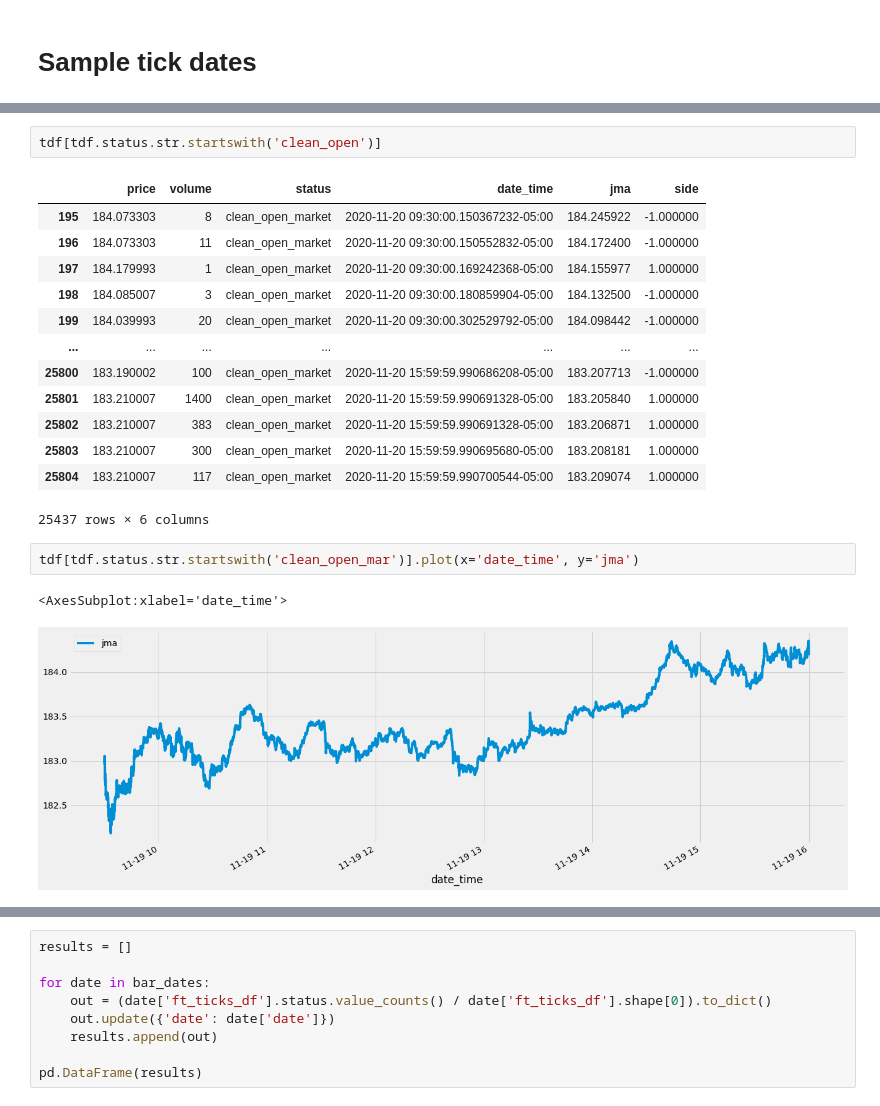
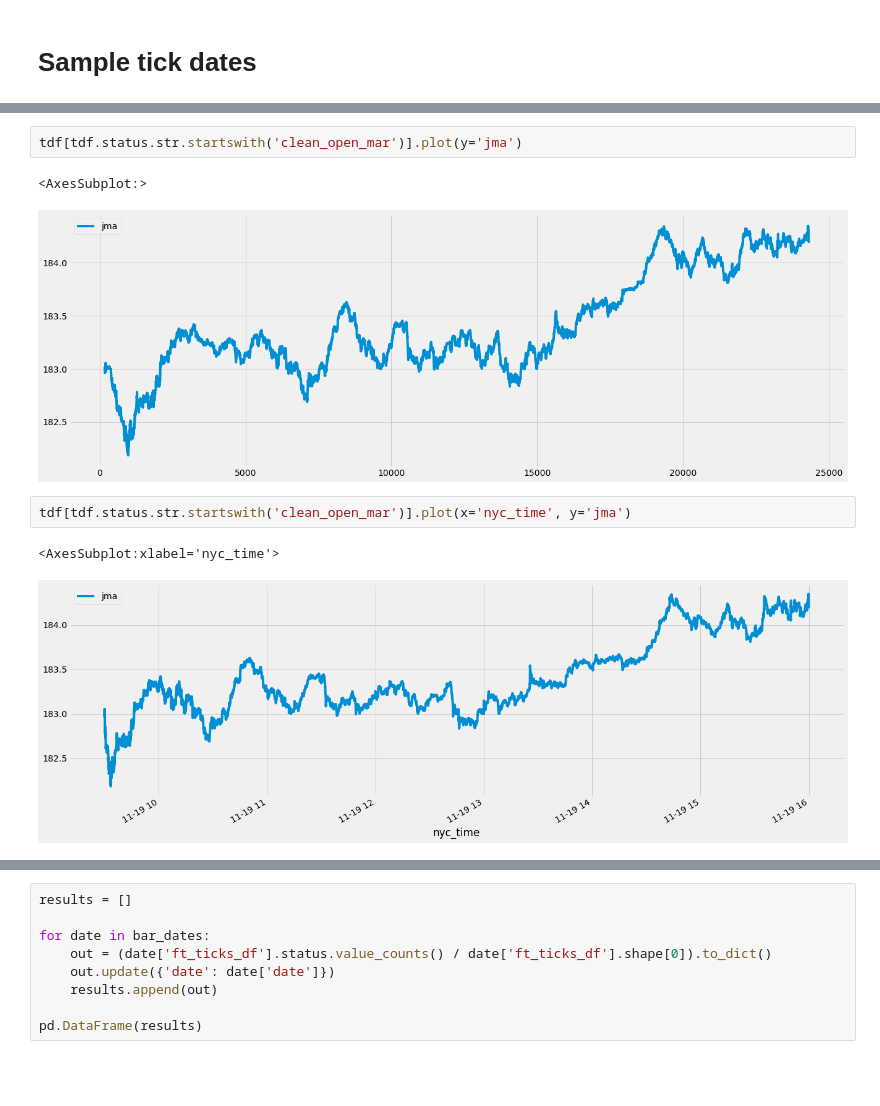
Before and after one commit to wangscu/pandas-polygon, a Jupyter notebook: nb_bars.ipynb, the cells around one changed output, grey strips where cells are left out. Saved outputs shown, nothing was run; the diff lists cells and outputs as text; blank space fills up the shorter version.

```diff
--- a/nb_bars.ipynb
+++ b/nb_bars.ipynb
@@ -101,21 +111,10 @@ bdf
 # %%
-tdf[tdf.status.str.startswith('clean_open')]
+tdf[tdf.status.str.startswith('clean_open_mar')].plot(y='jma')
 # %% [output]
-|  | price | volume | status | date_time | jma | side |
-| 195 | 184.073303 | 8 | clean_open_market | 2020-11-20 09:30:00.150367232-05:00 | 184.245922 | -1.000000 |
-| 196 | 184.073303 | 11 | clean_open_market | 2020-11-20 09:30:00.150552832-05:00 | 184.172400 | -1.000000 |
-| 197 | 184.179993 | 1 | clean_open_market | 2020-11-20 09:30:00.169242368-05:00 | 184.155977 | 1.000000 |
-| 198 | 184.085007 | 3 | clean_open_market | 2020-11-20 09:30:00.180859904-05:00 | 184.132500 | -1.000000 |
-| 199 | 184.039993 | 20 | clean_open_market | 2020-11-20 09:30:00.302529792-05:00 | 184.098442 | -1.000000 |
-| ... | ... | ... | ... | ... | ... | ... |
-| 25800 | 183.190002 | 100 | clean_open_market | 2020-11-20 15:59:59.990686208-05:00 | 183.207713 | -1.000000 |
-| 25801 | 183.210007 | 1400 | clean_open_market | 2020-11-20 15:59:59.990691328-05:00 | 183.205840 | 1.000000 |
-| 25802 | 183.210007 | 383 | clean_open_market | 2020-11-20 15:59:59.990691328-05:00 | 183.206871 | 1.000000 |
-| 25803 | 183.210007 | 300 | clean_open_market | 2020-11-20 15:59:59.990695680-05:00 | 183.208181 | 1.000000 |
-| 25804 | 183.210007 | 117 | clean_open_market | 2020-11-20 15:59:59.990700544-05:00 | 183.209074 | 1.000000 |
-25437 rows × 6 columns
+<AxesSubplot:>
+[figure, added]
 # %%
-tdf[tdf.status.str.startswith('clean_open_mar')].plot(x='date_time', y='jma')
+tdf[tdf.status.str.startswith('clean_open_mar')].plot(x='nyc_time', y='jma')
 # %% [output]
-<AxesSubplot:xlabel='date_time'>
+<AxesSubplot:xlabel='nyc_time'>
 [figure]
```
Also changed, not shown: parts of 17 cells of this notebook, 6 other files.
